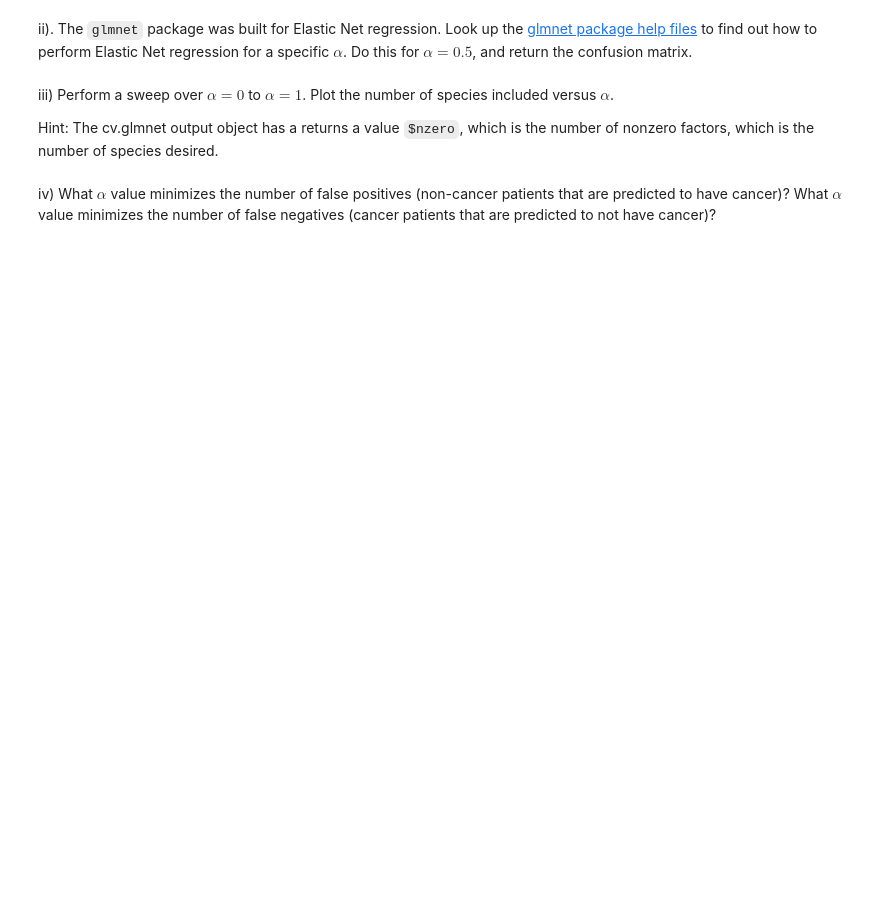
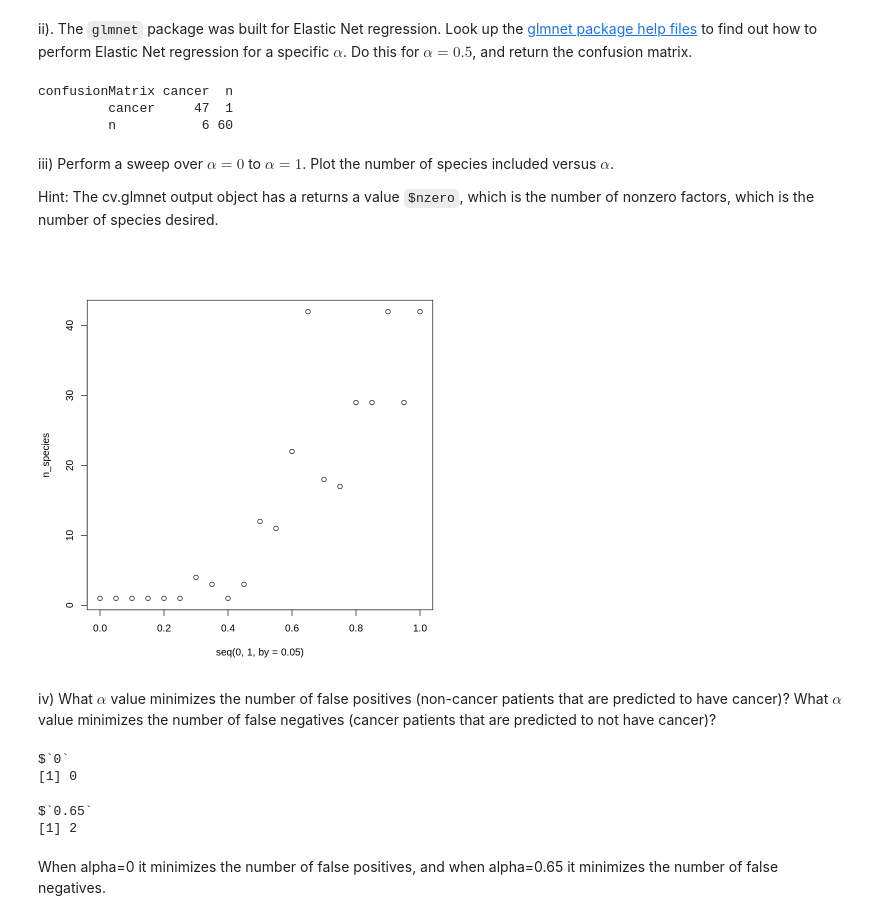
Before and after one commit to llai7/MATH227C, a Jupyter notebook: Math227C20Sp_P09_LuluLai.ipynb, the cells around one changed output. Cells and saved outputs as stored; diff of their text form; code cells hidden in the pictures; blank space fills up the shorter version.

```diff
--- a/Math227C20Sp_P09_LuluLai.ipynb
+++ b/Math227C20Sp_P09_LuluLai.ipynb
@@ -160,6 +156,38 @@ i) In parameter space, Ridge Regression corresponds to finding optimal parameter
 # %% [markdown]
 ii). The `glmnet` package was built for Elastic Net regression. Look up the [glmnet package help files](https://www.rdocumentation.org/packages/glmnet/versions/3.0-2/topics/glmnet) to find out how to perform Elastic Net regression for a specific $\alpha$. Do this for $\alpha=0.5$, and return the confusion matrix.
+# %%
+enr <- glmnet(y=factor(dataCancerNoCancer$disease),
+                                   x=t(exprs(dataCancerNoCancer)), family="binomial",  alpha=0.5)
+crossValidationOutput <- cv.glmnet(y=factor(dataCancerNoCancer$disease),
+                                   x=t(exprs(dataCancerNoCancer)), family="binomial",  alpha=0.5)
+bestLambda = crossValidationOutput$lambda.min
+confusionMatrix = predict(enr, newx = t(exprs(dataCancerNoCancer)), type="class",s=bestLambda)
+table(confusionMatrix,dataCancerNoCancer$disease)
+# %% [output]
+confusionMatrix cancer  n
+         cancer     47  1
+         n           6 60
 # %% [markdown]
 iii) Perform a sweep over $\alpha=0$ to $\alpha=1$. Plot the number of species included versus $\alpha$.
 
 Hint: The cv.glmnet output object has a returns a value `$nzero`, which is the number of nonzero factors, which is the number of species desired.
+# %%
+false_pos <- list()
+false_neg <- list()
+n_species <- list()
+
+for (i in seq(0, 1, by = 0.05)) {
+  enr2 = glmnet(y=factor(dataCancerNoCancer$disease),
+                                   x=t(exprs(dataCancerNoCancer)),family="binomial",alpha = i)
+  crossValidationOutput <- cv.glmnet(y=factor(dataCancerNoCancer$disease),
+                                   x=t(exprs(dataCancerNoCancer)), family="binomial",  alpha=i)
+  bestLambda = crossValidationOutput$lambda.min
+
+  n <- sum(coef(lassoFit, s = bestLambda) != 0)
+  n_species <- c(n_species,n)
+  confusionMatrix = predict(enr, newx = t(exprs(dataCancerNoCancer)), type="class",s=bestLambda)
+  tab <- table(Predictions=confusionMatrix,TrueValues=dataCancerNoCancer$disease)
+    false_pos <- c(false_pos,as.list(tab)[3])
+    false_neg <- c(false_neg,as.list(tab)[2])
+
+}
@@ -166,2 +197,21 @@ Hint: The cv.glmnet output object has a returns a value `$nzero`, which is the n
+# %%
+plot(seq(0, 1, by = 0.05), n_species)
+# %% [output]
+[figure, added]
 # %% [markdown]
 iv) What $\alpha$ value minimizes the number of false positives (non-cancer patients that are predicted to have cancer)? What $\alpha$ value minimizes the number of false negatives (cancer patients that are predicted to not have cancer)?
+# %%
+list1 <- false_pos
+names(list1) <- c(seq(0, 1, by=0.05))
+list1[which.min(list1)]
+
+list1 <- false_neg
+names(list1) <- c(seq(0, 1, by=0.05))
+list1[which.min(list1)]
+# %% [output]
+$`0`
+[1] 0
+$`0.65`
+[1] 2
+# %% [markdown]
+When alpha=0 it minimizes the number of false positives, and when alpha=0.65 it minimizes the number of false negatives.
```
Also changed, not shown: parts of 8 cells of this notebook.
